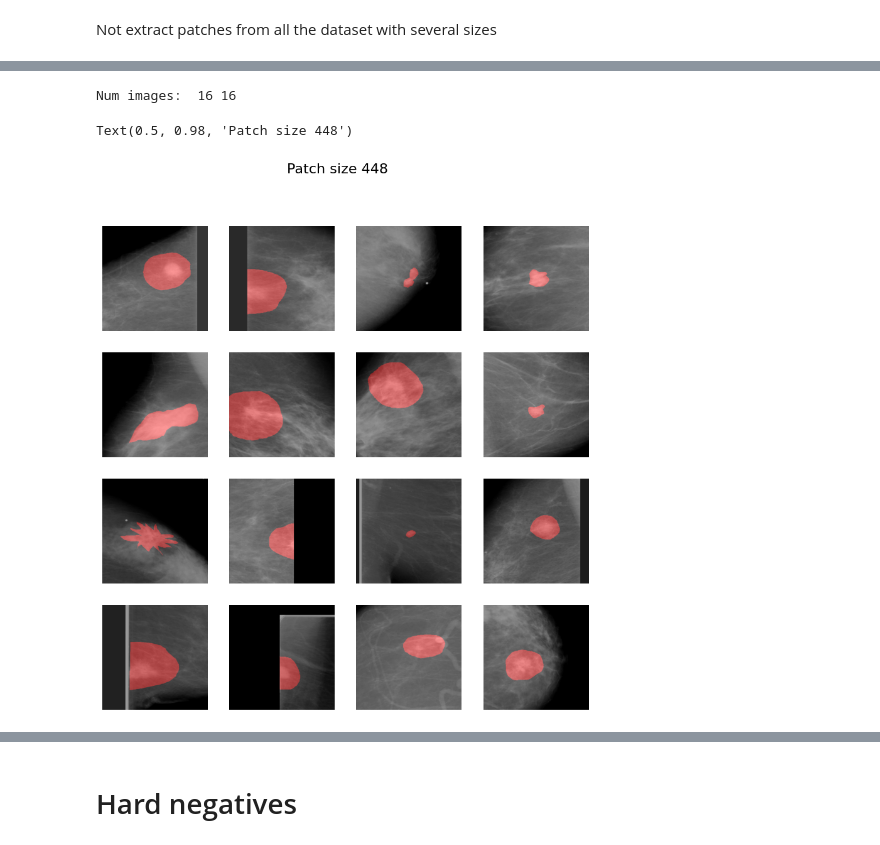
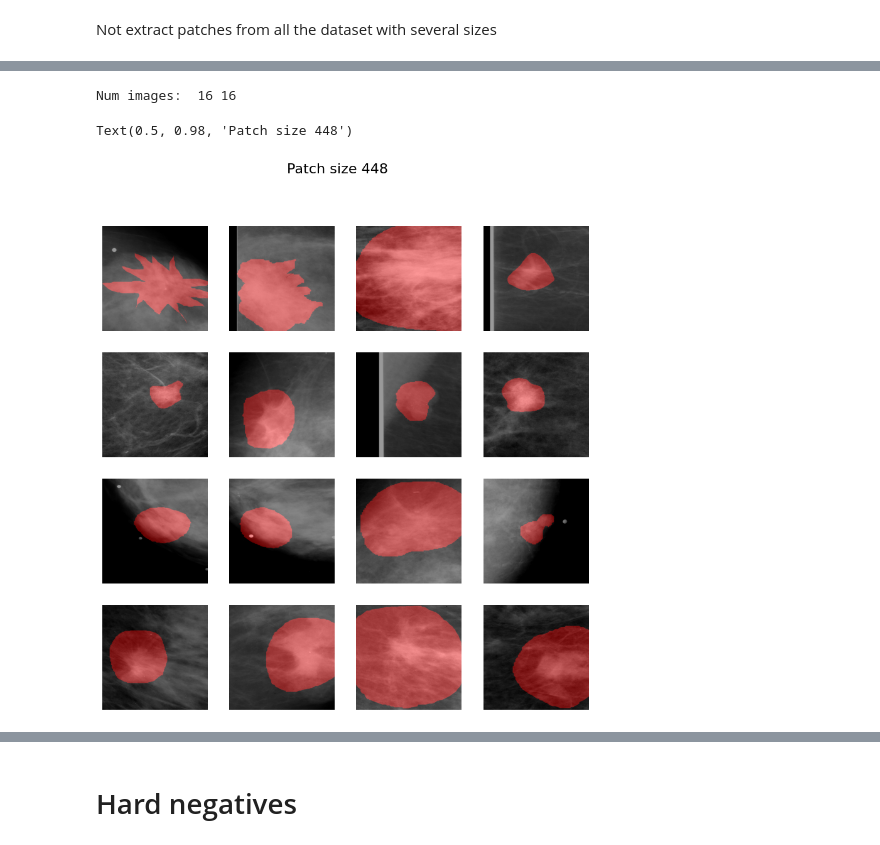
Before and after one commit to alalbiol/Mammography, a Jupyter notebook: mamo_holistic/notebooks/generate_eval_patch_datasets.ipynb, the cells around one changed output, grey strips where cells are left out. Drawn from its saved outputs; the diff is of its cells as text; code cells hidden in the pictures.

```diff
--- a/mamo_holistic/notebooks/generate_eval_patch_datasets.ipynb
+++ b/mamo_holistic/notebooks/generate_eval_patch_datasets.ipynb
@@ -16,6 +16,8 @@ from utils.utils import show_mask_image
 from  utils.sample_patches_main import sample_patches, sample_hard_negatives, sample_blob_negatives
 # %%
 annotations = pd.read_json('../resources/ddsm/ddsm_annotations_16bits_1152_896.json.gz', orient='records', lines=True, compression='gzip')
+annotations = pd.read_json('../resources/ddsm/ddsm_annotations_16bits_2400_1792.json.gz', orient='records', lines=True, compression='gzip')
+
 print(len(annotations)) # coincide con el número de máscaras
 split_csv = '../resources/ddsm/DDSM_test.csv'
 split_csv = '../resources/ddsm/ddsm_nikulin_partitions/test_filenames.txt'
@@ -54,6 +56,8 @@ In this sample the boundary is beyond the image limits
 # %%
 annotation = annotations.iloc[2]
 ddsm_root_dir = pathlib.Path('/home/alalbiol/Data/mamo/DDSM_png_1152x896')
+ddsm_root_dir = pathlib.Path('/home/alalbiol/Data/mamo/DDSM_png_16bit_2400x1792')
+
 
 image_id = annotation['image_id']
 image_path = ddsm_root_dir / image_id
@@ -129,8 +133,9 @@ Extract patches from one annotation
 
 
 root_ddsm = '/home/alalbiol/Data/mamo/DDSM_png_16bit_1152x896'
+root_ddsm = '/home/alalbiol/Data/mamo/DDSM_png_16bit_2400x1792'
 
-patch_size = 512
+patch_size = 448
 out_dir = pathlib.Path(f'/tmp/ex_patches/')
 out_dir.mkdir(exist_ok=True)
 
@@ -225,6 +244,6 @@ Nb of trials reached maximum, decrease overlap cutoff by 0.05: 0.85
 # %%
 patch_size = 448
-mass_malignat = pathlib.Path(f'/tmp/eval_patches_16bits_{patch_size}_test_nikulin/malignant_mass/')
+mass_malignat = pathlib.Path(f'/tmp/eval_patches_16bits_{patch_size}_x2_test_nikulin/malignant_mass/')
 
 images = list(mass_malignat.glob('*img.npy'))
 
@@ -232,34 +251,34 @@ images = list(mass_malignat.glob('*img.npy'))
 nrow = 4
 ncol = 4
 num_images = nrow * ncol
 
 images = np.random.choice(images, num_images)
 masks = [str(img).replace('_img.png', '_mask.png') for img in images]
 masks = [str(img).replace('_img.npy', '_mask.png') for img in images]
 
 print("Num images: ", len(images), len(masks))
 
 fig, ax = plt.subplots(nrows=nrow, ncols=ncol, figsize=(10, 10))
 ax = ax.ravel()
 
 
 
 
 for i in range(num_images):
     if images[i].suffix == '.npy':
         img = np.load(images[i])
     else:
         img = np.array(Image.open(images[i]))
     assert img.shape[0] == img.shape[1] and img.shape[0] == patch_size, f"{img.shape}"
     mask = np.array(Image.open(masks[i]))
     show_mask_image(img, mask, ax[i])
 
 # set figure title
 fig.suptitle(f"Patch size {patch_size}", fontsize=16)
 # %% [output]
 Num images:  16 16
 Text(0.5, 0.98, 'Patch size 448')
-[figure, old version]
+[figure, new version]
 # %%
 patch_size = 448
 background = pathlib.Path(f'/tmp/eval_patches_16bits_{patch_size}_test_nikulin/background')
```
Also changed, not shown: parts of 5 cells of this notebook, 3 other files.
